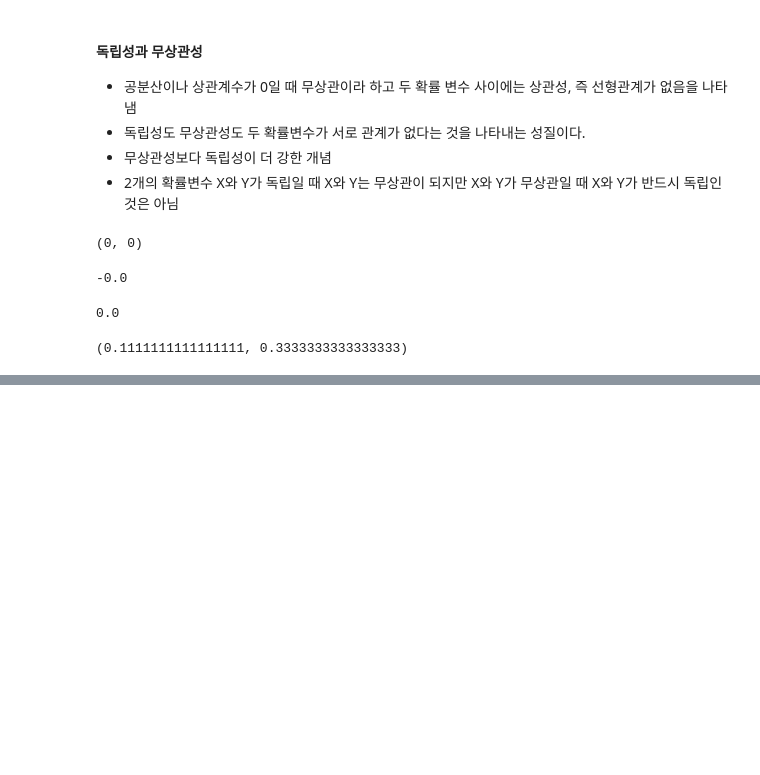
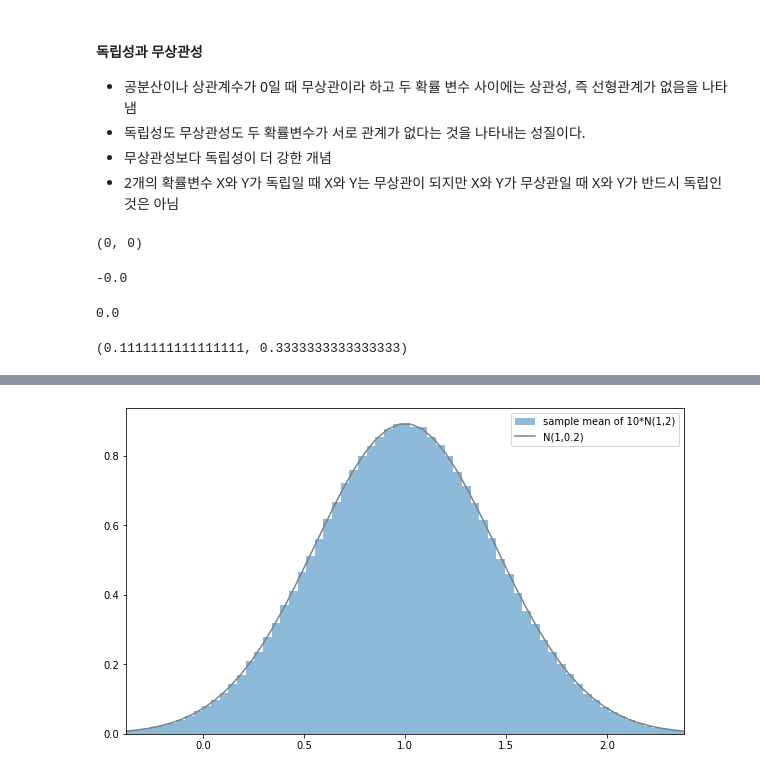
Before and after one commit to leedaedoo2/-cakd5, a Jupyter notebook: m3_통계/stat_4.ipynb, the cells around one changed output, grey strips where cells are left out. Cells and saved outputs as stored; diff of their text form; code cells hidden in the pictures; blank space fills up the shorter version.

```diff
--- a/m3_통계/stat_4.ipynb
+++ b/m3_통계/stat_4.ipynb
@@ -94,0 +212,16 @@ f_X(0) * f_Y(0) , f_XY(0,0)
+# %%
+# 정규분포의 표본평균 분포
+mean = 1
+var = 2
+rv = stats.norm(mean,np.sqrt(var))
+
+n = 10
+sample_size = int(1e6)
+
+X_sample = rv.rvs((n,sample_size))
+print('표본 사이즈 10, 표본 개수 1000000: ',X_sample.shape, '\n')
+
+sample_mean = np.mean(X_sample,axis = 0)
+print('표본평균 백만개: ',sample_mean, len(sample_mean), '\n' )
+print('표본평균 백만개의 평균: ', np.mean(sample_mean))
+print('표본평균 백만개의 분산: ', np.var(sample_mean))
@@ -94,0 +235,13 @@ f_X(0) * f_Y(0) , f_XY(0,0)
+# %%
+plt.figure(figsize = (10,6))
+
+rv_true = stats.norm(mean,np.sqrt(var/n))
+
+xs = np.linspace(rv_true.isf(0.999), rv_true.isf(0.001))
+plt.hist(sample_mean,bins=100,density=True,alpha = 0.5, label = 'sample mean of 10*N(1,2)')
+plt.plot(xs,rv_true.pdf(xs), label = 'N(1,0.2)',color = 'gray')
+plt.legend()
+plt.xlim(rv_true.isf(0.999),rv_true.isf(0.001))
+plt.show()
+# %% [output]
+[figure, added]
```
Also changed, not shown: parts of 20 cells of this notebook, 1 other file.
